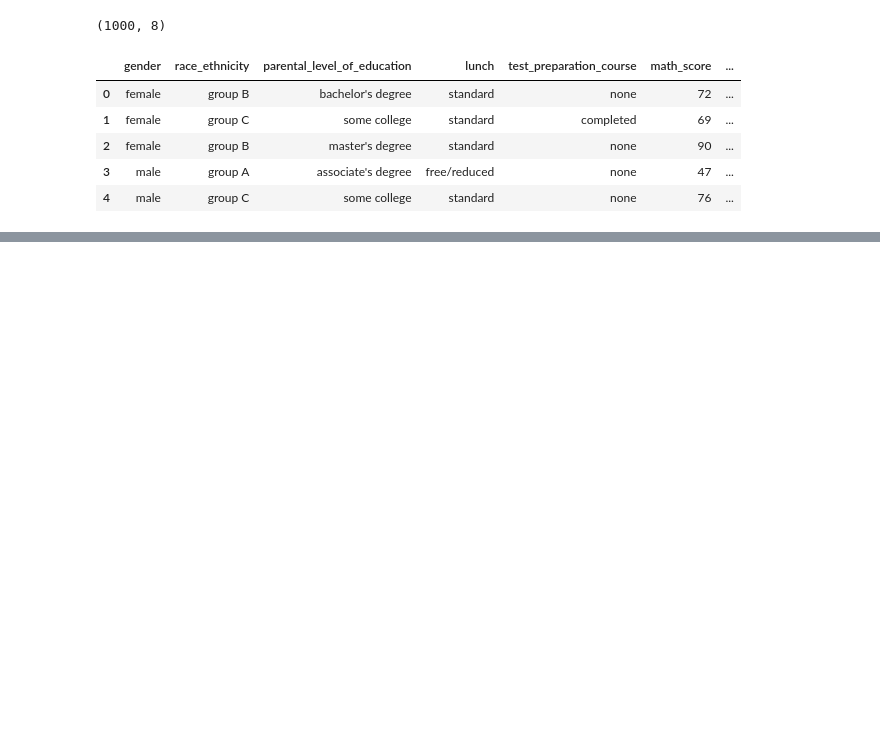
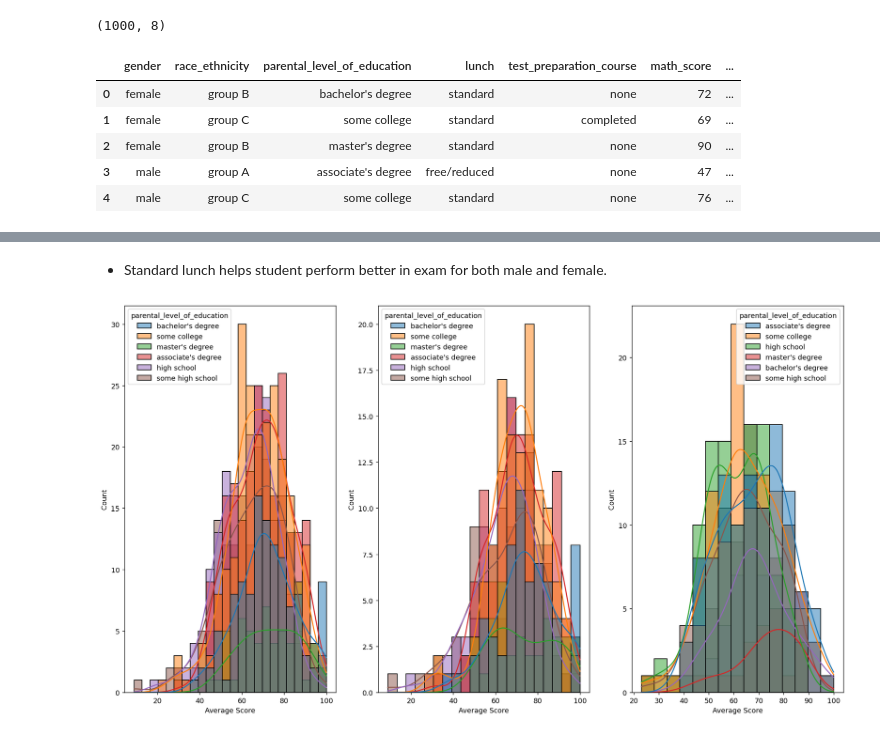
Before and after one commit to Subhasish-Saha/Student-Performance-Indicator, a Jupyter notebook: Notebook/EDA.ipynb, the cells around one changed output, grey strips where cells are left out. Cells and saved outputs as stored; diff of their text form; code cells hidden in the pictures; blank space fills up the shorter version.

```diff
--- a/Notebook/EDA.ipynb
+++ b/Notebook/EDA.ipynb
@@ -28,0 +233,12 @@ df.head()
+# %% [markdown]
+* Standard lunch helps student perform better in exam for both male and female.
+# %%
+fig, axs = plt.subplots(1,3, figsize = (25,10), dpi = 130)
+plt.subplot(141)
+sns.histplot(data=df, x = 'Average Score', kde= True, hue='parental_level_of_education');
+plt.subplot(142)
+sns.histplot(data=df[df.gender == 'female'], x = 'Average Score',kde= True, hue= 'parental_level_of_education');
+plt.subplot(143)
+sns.histplot(data=df[df.gender == 'male'], x = 'Average Score',kde= True, hue= 'parental_level_of_education');
+# %% [output]
+[figure, added]
```
Also changed, not shown: parts of 80 cells of this notebook.
